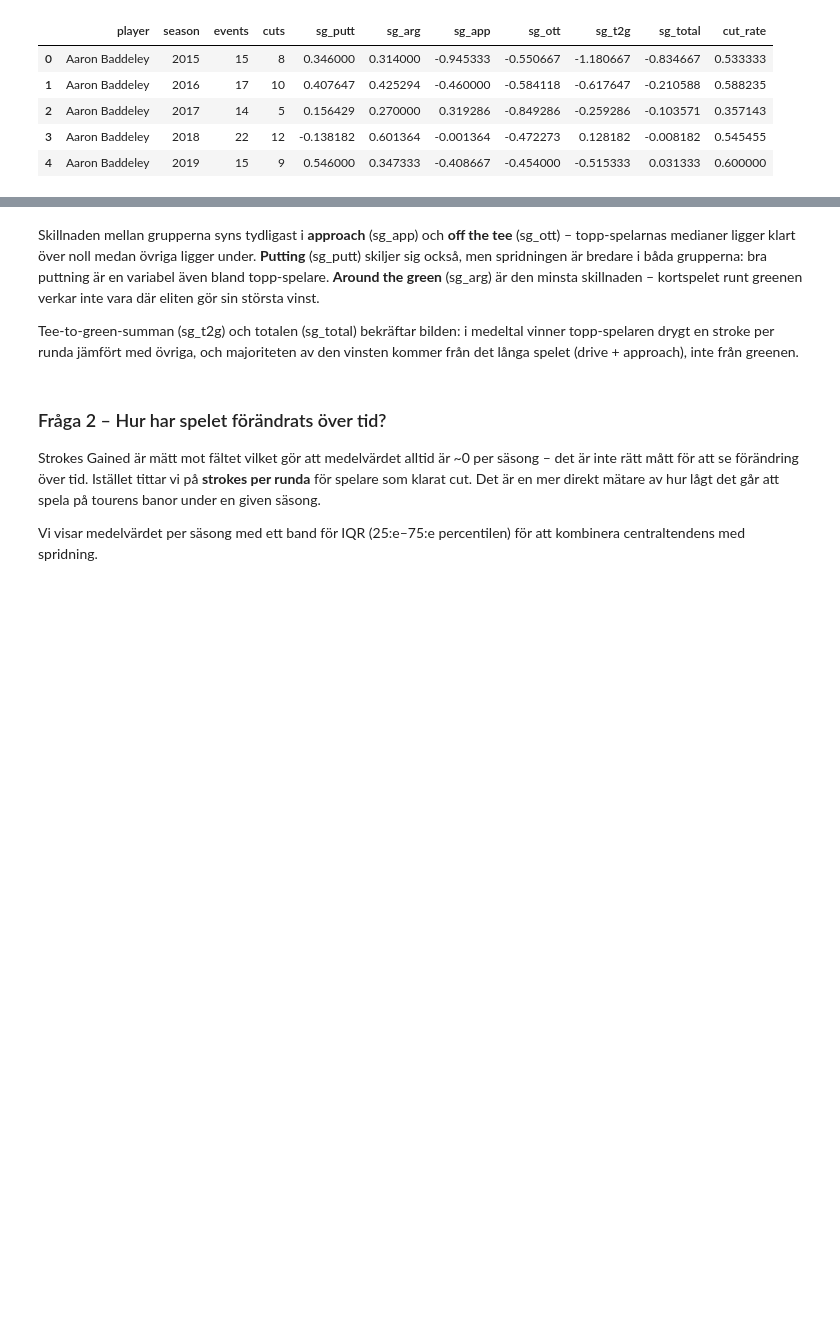
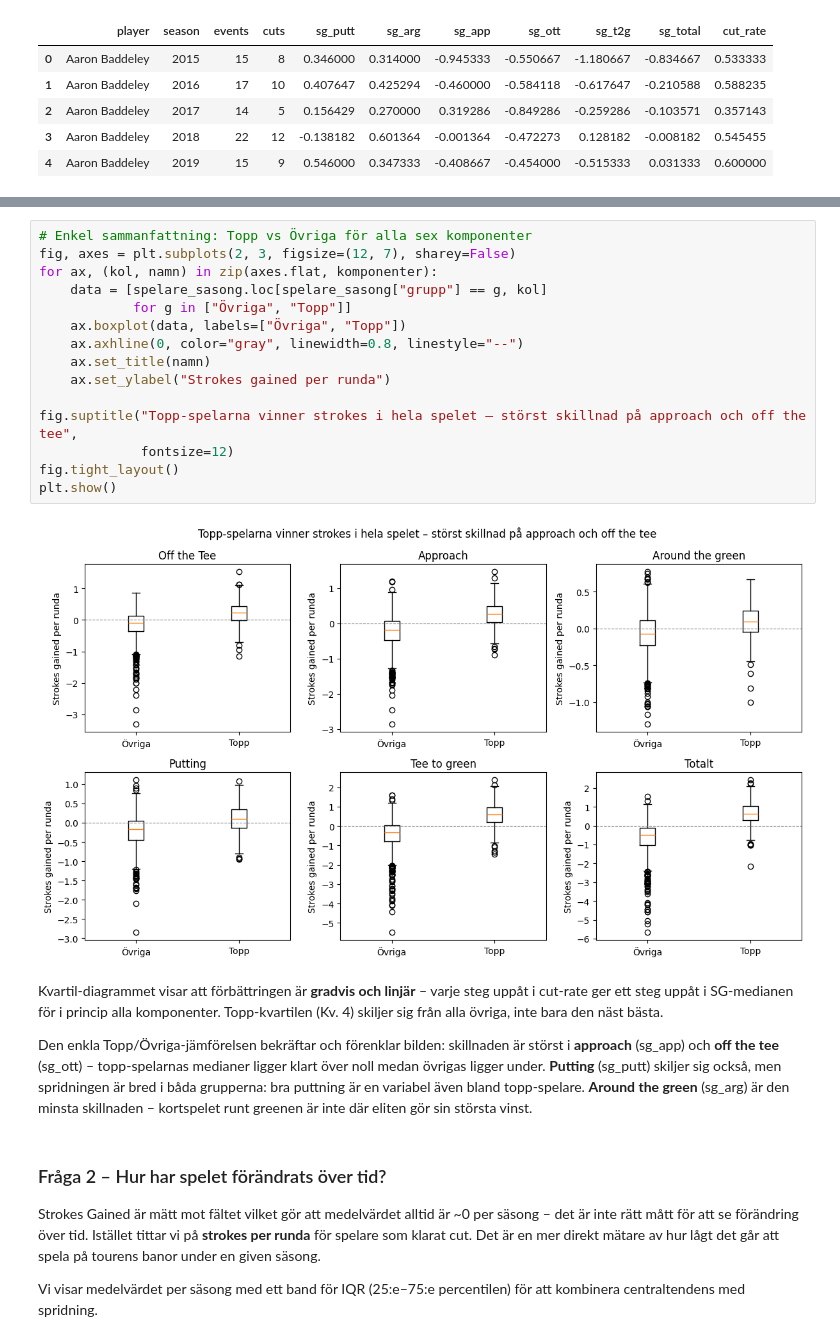
Before and after one commit to LukWen-Ill/inlamning-KK1-Lukas-Wennstrom, a Jupyter notebook: notebook.ipynb, the cells around one changed output, grey strips where cells are left out. Cells and saved outputs as stored; diff of their text form; blank space fills up the shorter version.

```diff
--- a/notebook.ipynb
+++ b/notebook.ipynb
@@ -240,7 +258,24 @@ plt.show()
+# %%
+# Enkel sammanfattning: Topp vs Övriga för alla sex komponenter
+fig, axes = plt.subplots(2, 3, figsize=(12, 7), sharey=False)
+for ax, (kol, namn) in zip(axes.flat, komponenter):
+    data = [spelare_sasong.loc[spelare_sasong["grupp"] == g, kol]
+            for g in ["Övriga", "Topp"]]
+    ax.boxplot(data, labels=["Övriga", "Topp"])
+    ax.axhline(0, color="gray", linewidth=0.8, linestyle="--")
+    ax.set_title(namn)
+    ax.set_ylabel("Strokes gained per runda")
+
+fig.suptitle("Topp-spelarna vinner strokes i hela spelet – störst skillnad på approach och off the tee",
+             fontsize=12)
+fig.tight_layout()
+plt.show()
+# %% [output]
+[figure, added]
 # %% [markdown]
-Skillnaden mellan grupperna syns tydligast i **approach** (sg_app) och **off the tee** (sg_ott) – topp-spelarnas medianer ligger klart över noll medan övriga ligger under. **Putting** (sg_putt) skiljer sig också, men spridningen är bredare i båda grupperna: bra puttning är en variabel även bland topp-spelare. **Around the green** (sg_arg) är den minsta skillnaden – kortspelet runt greenen verkar inte vara där eliten gör sin största vinst.
+Kvartil-diagrammet visar att förbättringen är **gradvis och linjär** – varje steg uppåt i cut-rate ger ett steg uppåt i SG-medianen för i princip alla komponenter. Topp-kvartilen (Kv. 4) skiljer sig från alla övriga, inte bara den näst bästa.
 
-Tee-to-green-summan (sg_t2g) och totalen (sg_total) bekräftar bilden: i medeltal vinner topp-spelaren drygt en stroke per runda jämfört med övriga, och majoriteten av den vinsten kommer från det långa spelet (drive + approach), inte från greenen.
+Den enkla Topp/Övriga-jämförelsen bekräftar och förenklar bilden: skillnaden är störst i **approach** (sg_app) och **off the tee** (sg_ott) – topp-spelarnas medianer ligger klart över noll medan övrigas ligger under. **Putting** (sg_putt) skiljer sig också, men spridningen är bred i båda grupperna: bra puttning är en variabel även bland topp-spelare. **Around the green** (sg_arg) är den minsta skillnaden – kortspelet runt greenen är inte där eliten gör sin största vinst.
 # %% [markdown]
 ### Fråga 2 – Hur har spelet förändrats över tid?
 
```
Also changed, not shown: parts of 2 cells of this notebook.
